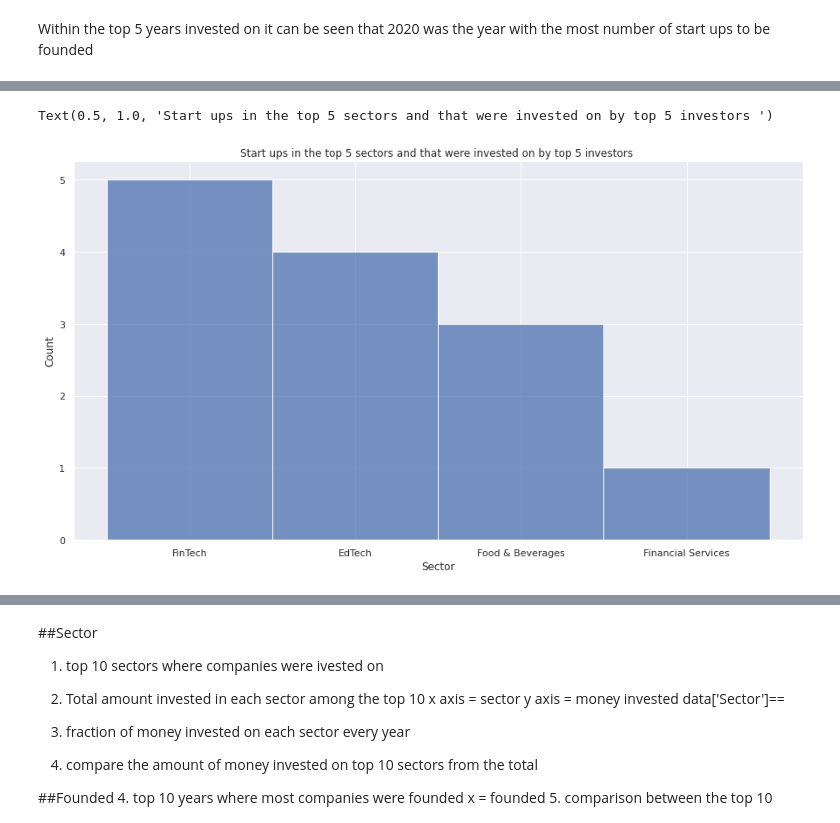
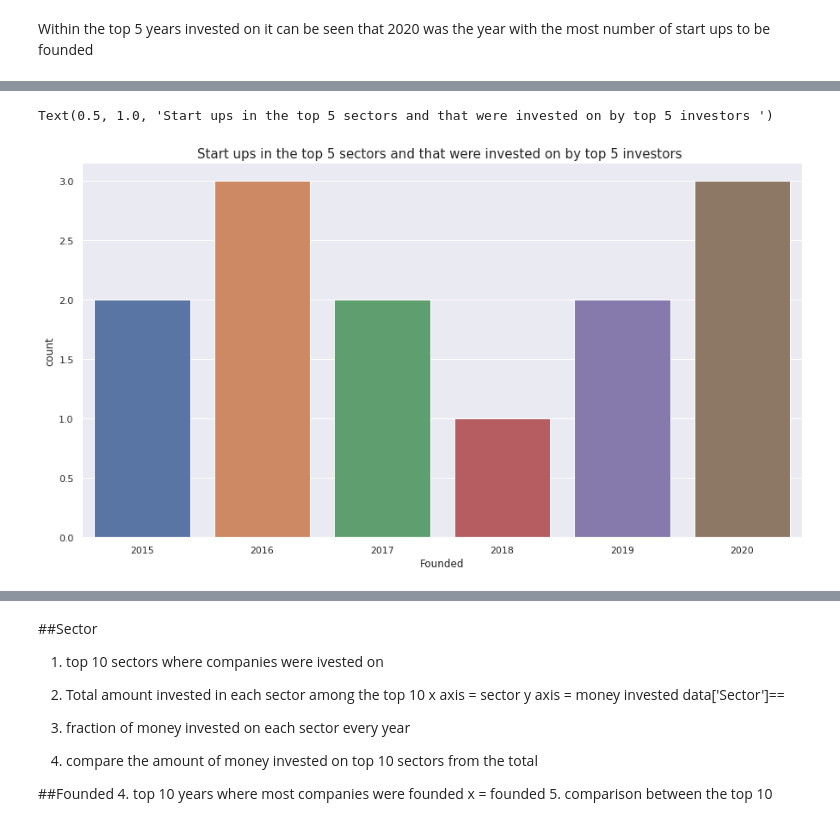
Before and after one commit to mungutiwilliam/Indian-Startups-dataset-analysis, a Jupyter notebook: Indian_Startups_Funding_&_Investors_analysis_ (1).ipynb, the cells around one changed output, grey strips where cells are left out. Cells and saved outputs as stored; diff of their text form; code cells hidden in the pictures.

```diff
--- a/Indian_Startups_Funding_&_Investors_analysis_ (1).ipynb
+++ b/Indian_Startups_Funding_&_Investors_analysis_ (1).ipynb
@@ -1893,7 +1907,7 @@ Within the top 5 years invested on it can be seen that 2020 was the year with th
 # %%
 # plot of top 5 sectors that were invested on by the top 5 investors
-sns.histplot(data = data[(data['Investor'].isin(top_5_investors))  & (data['Sector'].isin(top_5_sectors))] , x ='Sector')
-plt.title('Start ups in the top 5 sectors and that were invested on by top 5 investors ')
+sns.countplot(data = data[(data['Investor'].isin(top_5_investors))  & (data['Sector'].isin(top_5_sectors))] , x ='Founded')
+plt.title('Start ups in the top 5 sectors and that were invested on by top 5 investors ', fontsize=15)
 # %% [output]
 Text(0.5, 1.0, 'Start ups in the top 5 sectors and that were invested on by top 5 investors ')
-[figure, old version]
+[figure, new version]
```
Also changed, not shown: parts of 15 cells of this notebook.
